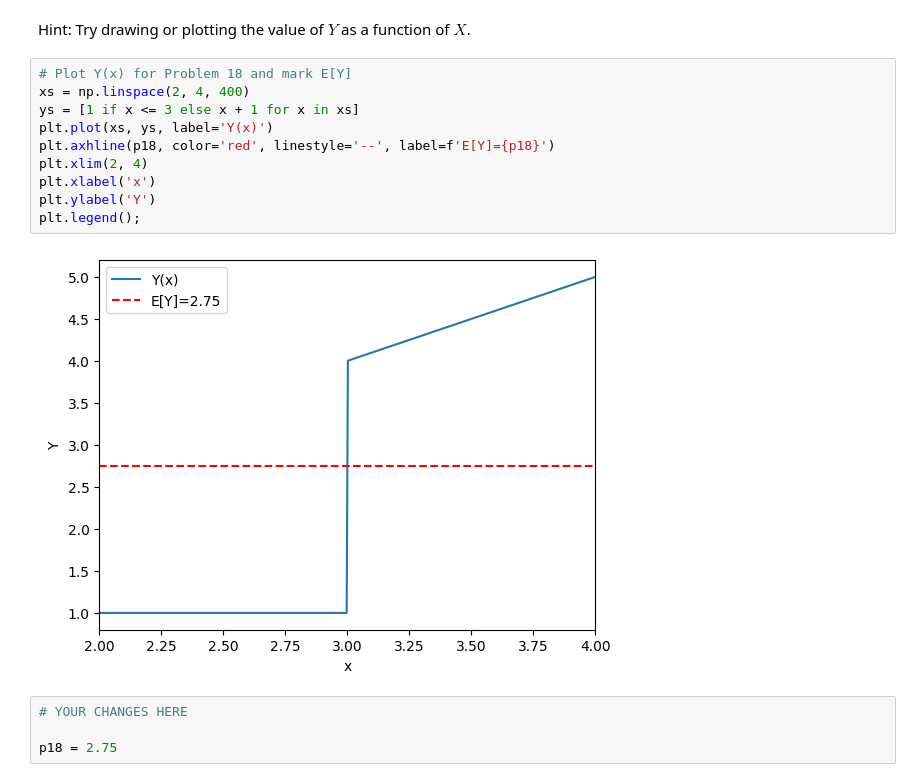
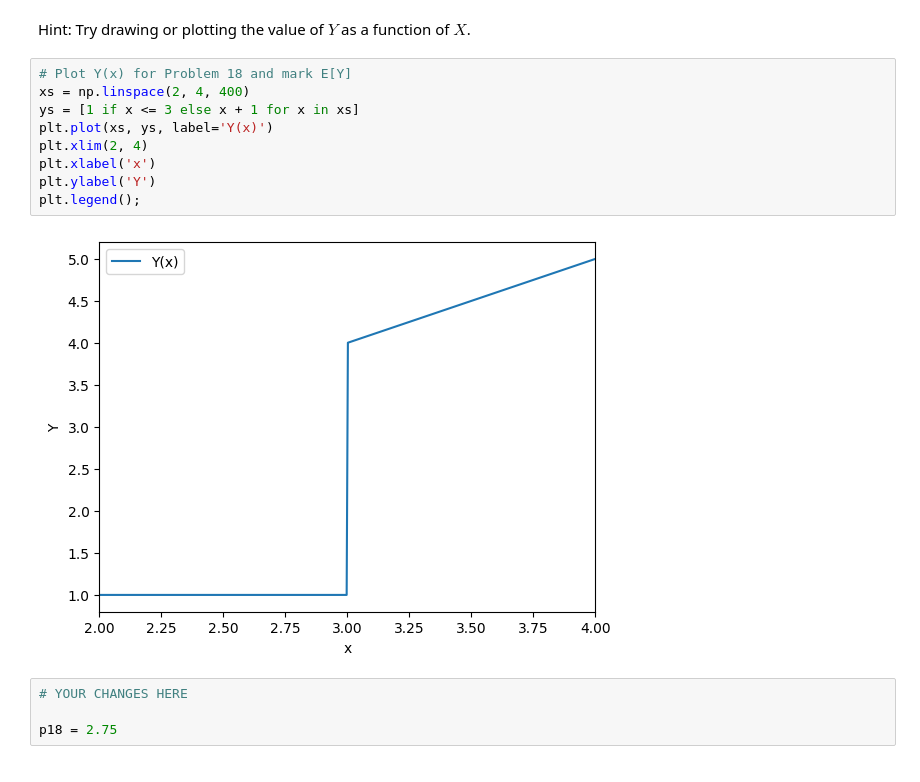
Before and after one commit to RevibeZ/dx601-homework-05, a Jupyter notebook: homework.ipynb, the cells around one changed output. Cells and saved outputs as stored; diff of their text form.

```diff
--- a/homework.ipynb
+++ b/homework.ipynb
@@ -549,15 +549,14 @@ Hint: Try drawing or plotting the value of $Y$ as a function of $X$.
 # %%
 # Plot Y(x) for Problem 18 and mark E[Y]
 xs = np.linspace(2, 4, 400)
 ys = [1 if x <= 3 else x + 1 for x in xs]
 plt.plot(xs, ys, label='Y(x)')
-plt.axhline(p18, color='red', linestyle='--', label=f'E[Y]={p18}')
 plt.xlim(2, 4)
 plt.xlabel('x')
 plt.ylabel('Y')
 plt.legend();
 # %% [output]
-[figure, old version]
+[figure, new version]
 # %%
 # YOUR CHANGES HERE
 
```
Also changed, not shown: parts of 1 cell of this notebook.
